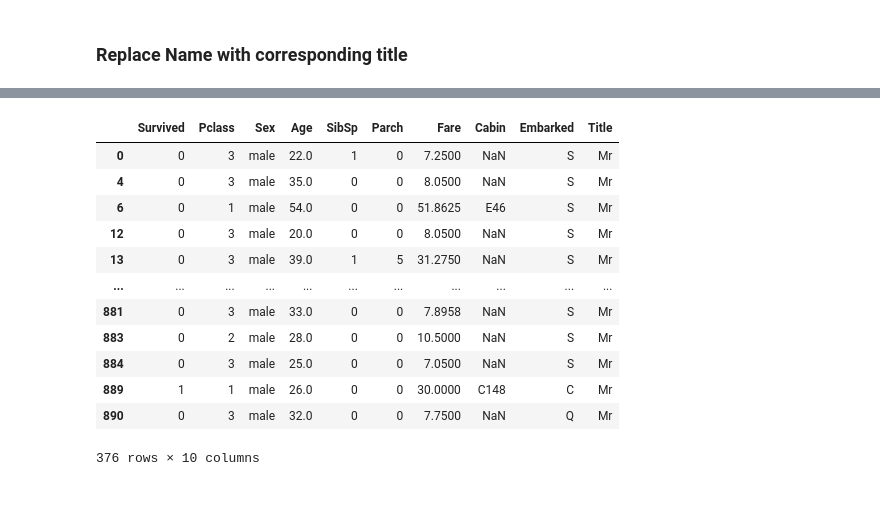
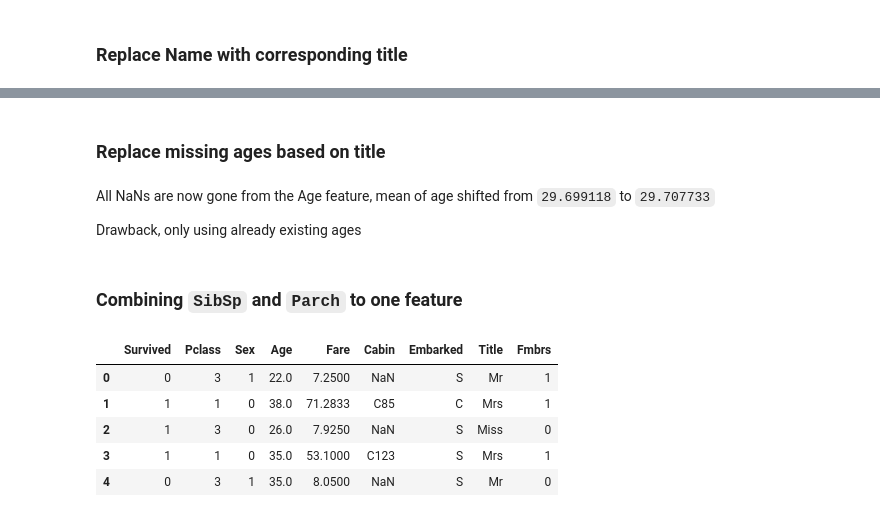
Before and after one commit to fi-m/ID2223, a Jupyter notebook: lab1/second_part/titanic-feature-pipeline.ipynb, the cells around one changed output, grey strips where cells are left out. Saved outputs shown, nothing was run; the diff lists cells and outputs as text; code cells hidden in the pictures.

```diff
--- a/lab1/second_part/titanic-feature-pipeline.ipynb
+++ b/lab1/second_part/titanic-feature-pipeline.ipynb
@@ -164,18 +120,2 @@ array(['Mr', 'Mrs', 'Miss', 'Master', 'Don', 'Rev', 'Dr', 'Mme', 'Ms',
-# %%
-# titanic_df.loc[(titanic_df["Title"] == "Mr") & titanic_df["Age"].isna()]
-men_over_18_df = titanic_df.loc[(titanic_df["Title"] == "Mr") & titanic_df["Age"].notna() & (titanic_df["Age"] >= 18)]
-men_over_18_df
-# %% [output]
-|  | Survived | Pclass | Sex | Age | SibSp | Parch | Fare | Cabin | Embarked | Title |
-| 0 | 0 | 3 | male | 22.0 | 1 | 0 | 7.2500 | NaN | S | Mr |
-| 4 | 0 | 3 | male | 35.0 | 0 | 0 | 8.0500 | NaN | S | Mr |
-| 6 | 0 | 1 | male | 54.0 | 0 | 0 | 51.8625 | E46 | S | Mr |
-| 12 | 0 | 3 | male | 20.0 | 0 | 0 | 8.0500 | NaN | S | Mr |
-| 13 | 0 | 3 | male | 39.0 | 1 | 5 | 31.2750 | NaN | S | Mr |
-| ... | ... | ... | ... | ... | ... | ... | ... | ... | ... | ... |
-| 881 | 0 | 3 | male | 33.0 | 0 | 0 | 7.8958 | NaN | S | Mr |
-| 883 | 0 | 2 | male | 28.0 | 0 | 0 | 10.5000 | NaN | S | Mr |
-| 884 | 0 | 3 | male | 25.0 | 0 | 0 | 7.0500 | NaN | S | Mr |
-| 889 | 1 | 1 | male | 26.0 | 0 | 0 | 30.0000 | C148 | C | Mr |
-| 890 | 0 | 3 | male | 32.0 | 0 | 0 | 7.7500 | NaN | Q | Mr |
-376 rows × 10 columns
+# %% [markdown]
+### Replace missing ages based on title
@@ -181,0 +140,17 @@ men_over_18_df
+# %% [markdown]
+All NaNs are now gone from the Age feature, mean of age shifted from `29.699118` to `29.707733`
+
+Drawback, only using already existing ages
+# %% [markdown]
+### Combining `SibSp` and `Parch` to one feature
+# %%
+titanic_df["Fmbrs"] =  titanic_df['SibSp'] + titanic_df['Parch']
+titanic_df.drop(['Parch', 'SibSp'], axis=1 , inplace = True)
+titanic_df.head()
+# %% [output]
+|  | Survived | Pclass | Sex | Age | Fare | Cabin | Embarked | Title | Fmbrs |
+| 0 | 0 | 3 | 1 | 22.0 | 7.2500 | NaN | S | Mr | 1 |
+| 1 | 1 | 1 | 0 | 38.0 | 71.2833 | C85 | C | Mrs | 1 |
+| 2 | 1 | 3 | 0 | 26.0 | 7.9250 | NaN | S | Miss | 0 |
+| 3 | 1 | 1 | 0 | 35.0 | 53.1000 | C123 | S | Mrs | 1 |
+| 4 | 0 | 3 | 1 | 35.0 | 8.0500 | NaN | S | Mr | 0 |
```
Also changed, not shown: parts of 12 cells of this notebook, 1 other file.
